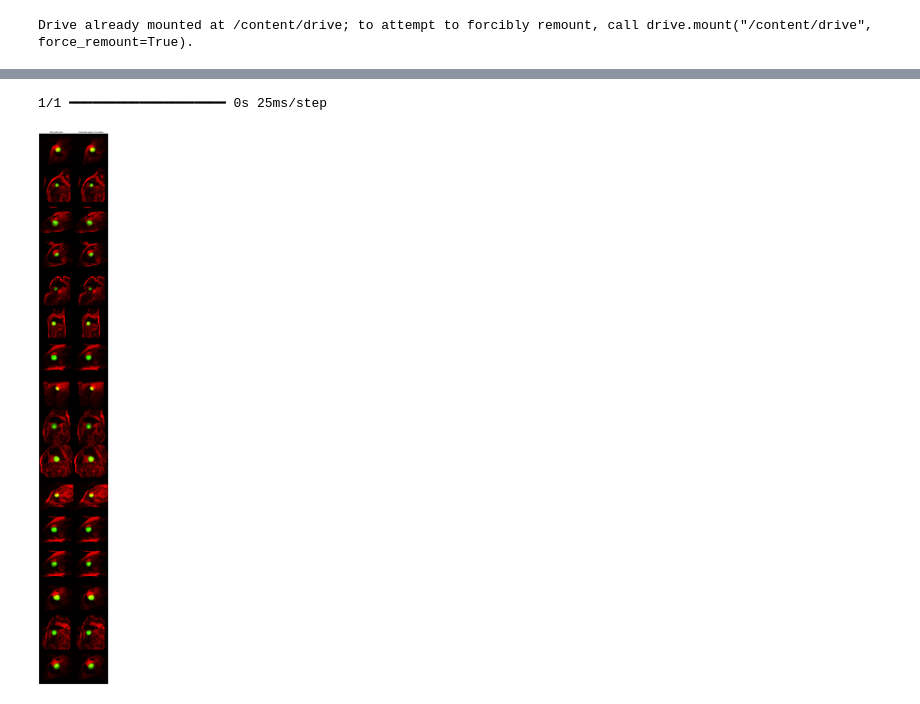
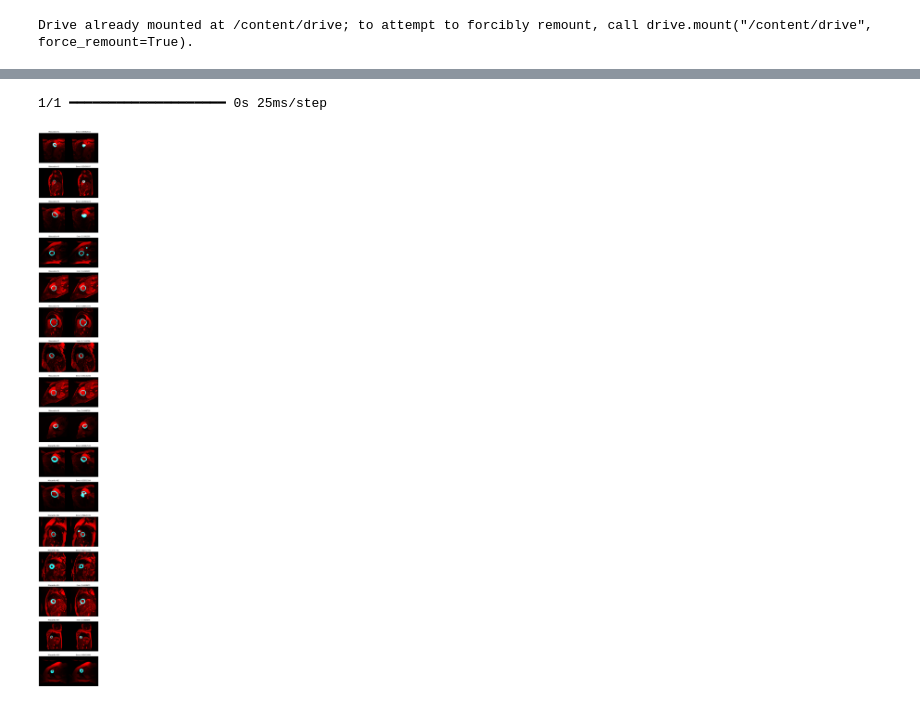
Before and after one commit to dantekliwadenko/proyectomodulo, a Jupyter notebook: segmentacionmiocardio.ipynb, the cells around one changed output, grey strips where cells are left out. Saved outputs shown, nothing was run; the diff lists cells and outputs as text; code cells hidden in the pictures.

```diff
--- a/segmentacionmiocardio.ipynb
+++ b/segmentacionmiocardio.ipynb
@@ -49,4 +49,4 @@ np.random.seed = seed
 tf.seed = seed
 image_size = 256
 batch_size = 16
-epochs = 100
+epochs = 30
@@ -184,36 +184,43 @@ Epoch 100/100
 # Se guardan los pesos
 
 model.save_weights("UNetW.weights.h5")
+# %%
+# Error
+
+def error(a, b):
+  inter = a * b
+  union = a + b - inter
+  return np.sum(inter) / np.sum(union)
 # %%
 # Testeo de la red neuronal
 
 r = random.randint(0, (len(test_imgs) // batch_size) - 1)
 imgs, annot_real = test.__getitem__(r)
 annot_modelo = model.predict(imgs)
-col_ar = annot_real * np.array([0, 1, 0])
-col_am = annot_modelo * np.array([0, 1, 0])
+annot_real = annot_real == 0.5
+annot_modelo = 1.0 - np.round(2.0 * np.abs(annot_modelo - 0.5))
+col_ar = annot_real * np.array([0, 1, 1])
+col_am = annot_modelo * np.array([0, 1, 1])
 
 # Gráfico de la identificación real vs la predicción
 
-fig = plt.figure(figsize=(8, 4 * batch_size))
+fig = plt.figure(figsize=(8, 4.75 * batch_size))
 fig.subplots_adjust(hspace=0, wspace=-0.01)
 for i in range(batch_size):
   ax = fig.add_subplot(batch_size, 2, 2 * i + 1)
-  if i == 0:
-    ax.set_title("Miocardio real")
+  ax.set_title("Miocardio #" + str(i + 1))
   ax.set_xticks([])
   ax.set_yticks([])
   ax.set_xticklabels([])
   ax.set_yticklabels([])
   ax.imshow(imgs[i] + col_ar[i])
   ax = fig.add_subplot(batch_size, 2, 2 * (i + 1))
-  if i == 0:
-    ax.set_title("Miocardio según el modelo")
+  ax.set_title("Error: " + str(error(annot_real[i], annot_modelo[i])))
   ax.set_xticks([])
   ax.set_yticks([])
   ax.set_xticklabels([])
   ax.set_yticklabels([])
   ax.imshow(imgs[i] + col_am[i])
 # %% [output]
 1/1 ━━━━━━━━━━━━━━━━━━━━ 0s 25ms/step
-[figure, old version]
+[figure, new version]
```
Also changed, not shown: parts of 3 cells of this notebook.
